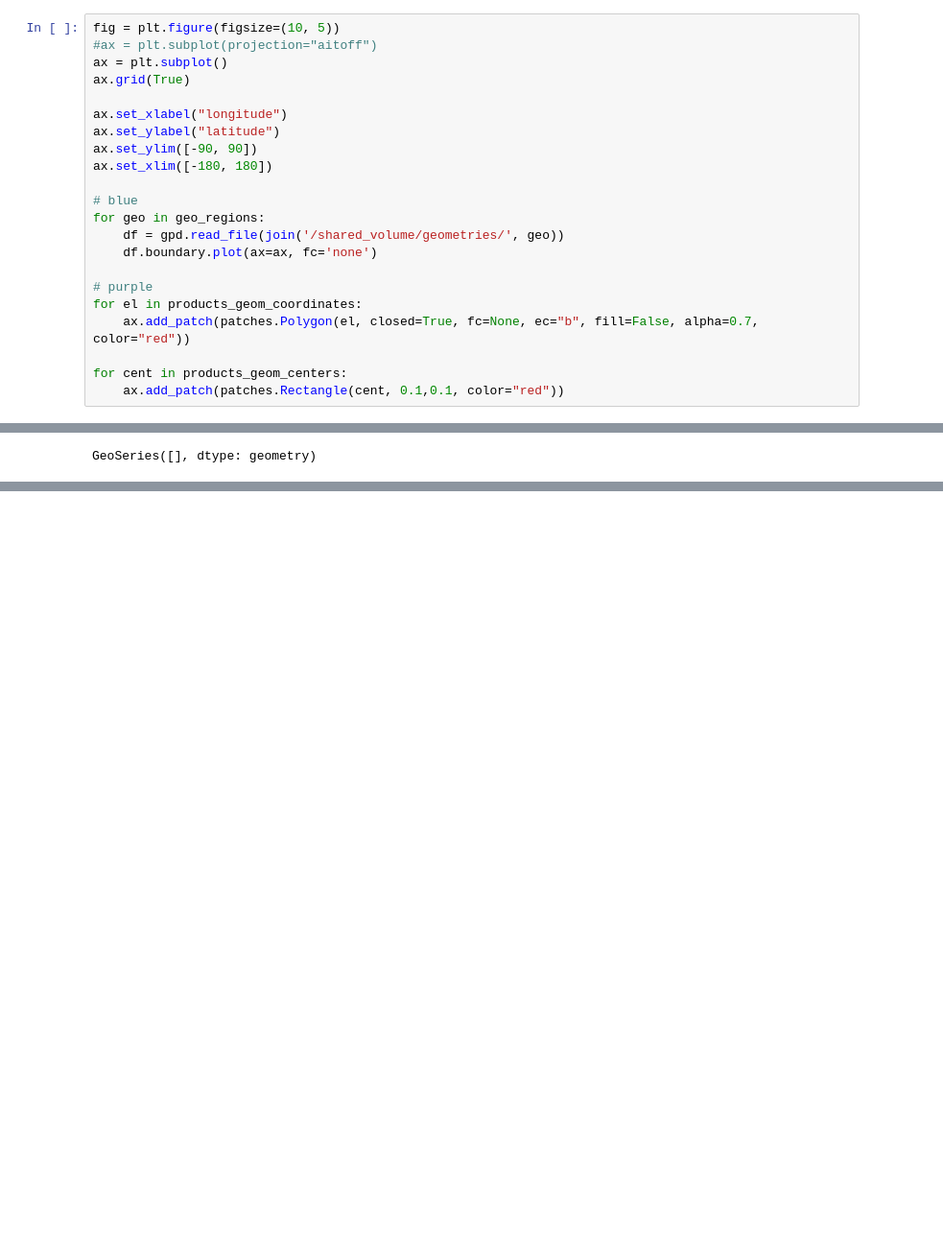
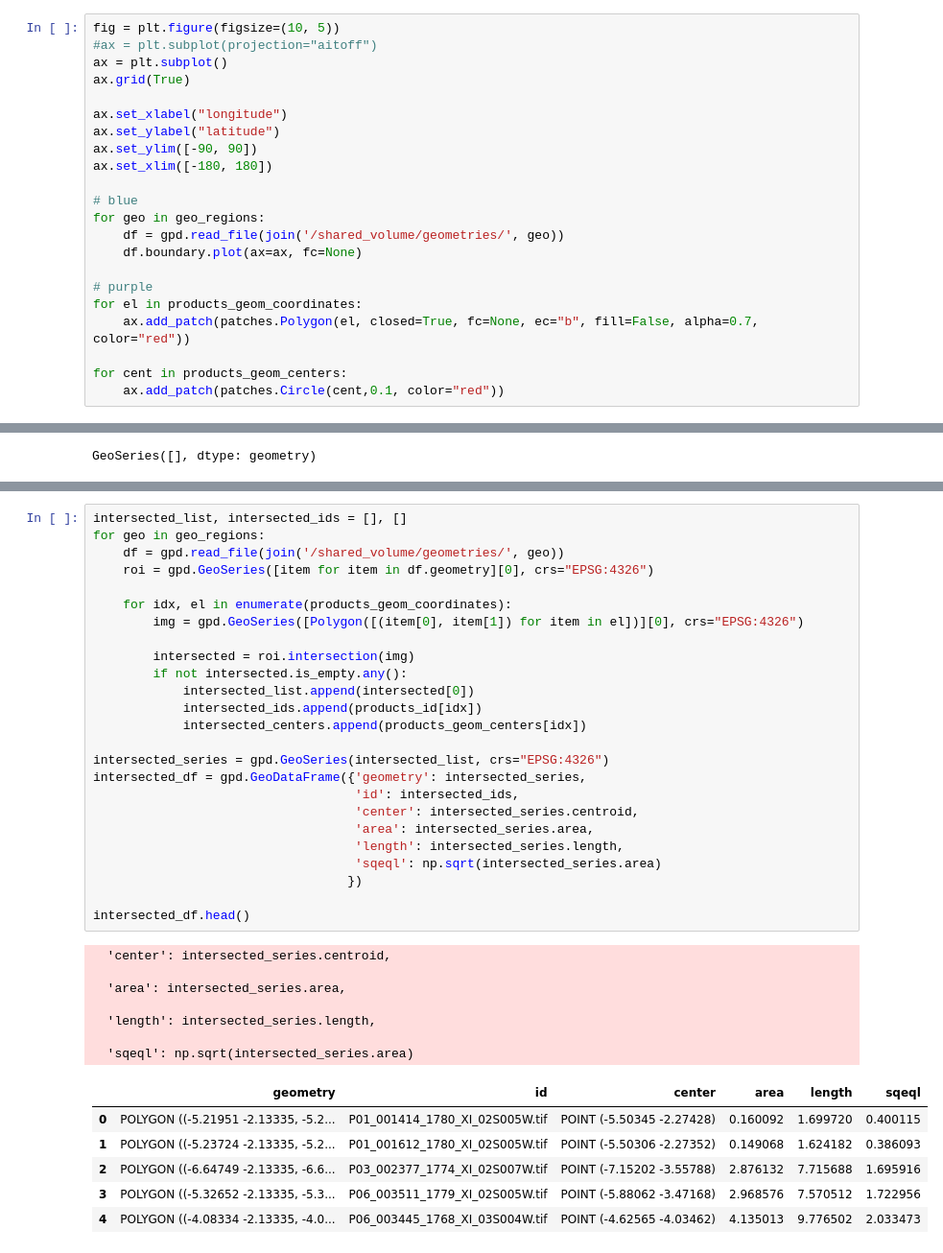
Before and after one commit to chbrandt/HackThePlanets2022, a Jupyter notebook: notebooks/explore_dataset_spatial_distribution.ipynb, the cells around one changed output, grey strips where cells are left out. Shown at 96% size. Cells and saved outputs as stored; diff of their text form; blank space fills up the shorter version.

Commit message:
plot intersections

```diff
--- a/notebooks/explore_dataset_spatial_distribution.ipynb
+++ b/notebooks/explore_dataset_spatial_distribution.ipynb
@@ -107,14 +107,14 @@ ax.set_xlim([-180, 180])
 # blue
 for geo in geo_regions:
     df = gpd.read_file(join('/shared_volume/geometries/', geo))
-    df.boundary.plot(ax=ax, fc='none')
+    df.boundary.plot(ax=ax, fc=None)
 
 # purple
 for el in products_geom_coordinates:
     ax.add_patch(patches.Polygon(el, closed=True, fc=None, ec="b", fill=False, alpha=0.7, color="red"))
 
 for cent in products_geom_centers:
-    ax.add_patch(patches.Rectangle(cent, 0.1,0.1, color="red"))
+    ax.add_patch(patches.Circle(cent,0.1, color="red"))
 # %% [output]
 [interactive output not drawn]
 [interactive output not drawn]
@@ -207,0 +184,39 @@ intersected_df.head()
+# %%
+intersected_list, intersected_ids = [], []
+for geo in geo_regions:
+    df = gpd.read_file(join('/shared_volume/geometries/', geo))
+    roi = gpd.GeoSeries([item for item in df.geometry][0], crs="EPSG:4326")
+
+    for idx, el in enumerate(products_geom_coordinates):
+        img = gpd.GeoSeries([Polygon([(item[0], item[1]) for item in el])][0], crs="EPSG:4326")
+
+        intersected = roi.intersection(img)
+        if not intersected.is_empty.any():
+            intersected_list.append(intersected[0])
+            intersected_ids.append(products_id[idx])
+            intersected_centers.append(products_geom_centers[idx])
+
+intersected_series = gpd.GeoSeries(intersected_list, crs="EPSG:4326")
+intersected_df = gpd.GeoDataFrame({'geometry': intersected_series,
+                                   'id': intersected_ids,
+                                   'center': intersected_series.centroid,
+                                   'area': intersected_series.area,
+                                   'length': intersected_series.length,
+                                   'sqeql': np.sqrt(intersected_series.area)
+                                  })
+
+intersected_df.head()
+# %% [output]
+  'center': intersected_series.centroid,
+
+  'area': intersected_series.area,
+
+  'length': intersected_series.length,
+
+  'sqeql': np.sqrt(intersected_series.area)
+|  | geometry | id | center | area | length | sqeql |
+| 0 | POLYGON ((-5.21951 -2.13335, -5.2... | P01_001414_1780_XI_02S005W.tif | POINT (-5.50345 -2.27428) | 0.160092 | 1.699720 | 0.400115 |
+| 1 | POLYGON ((-5.23724 -2.13335, -5.2... | P01_001612_1780_XI_02S005W.tif | POINT (-5.50306 -2.27352) | 0.149068 | 1.624182 | 0.386093 |
+| 2 | POLYGON ((-6.64749 -2.13335, -6.6... | P03_002377_1774_XI_02S007W.tif | POINT (-7.15202 -3.55788) | 2.876132 | 7.715688 | 1.695916 |
+| 3 | POLYGON ((-5.32652 -2.13335, -5.3... | P06_003511_1779_XI_02S005W.tif | POINT (-5.88062 -3.47168) | 2.968576 | 7.570512 | 1.722956 |
+| 4 | POLYGON ((-4.08334 -2.13335, -4.0... | P06_003445_1768_XI_03S004W.tif | POINT (-4.62565 -4.03462) | 4.135013 | 9.776502 | 2.033473 |
```
Also changed, not shown: parts of 15 cells of this notebook.
